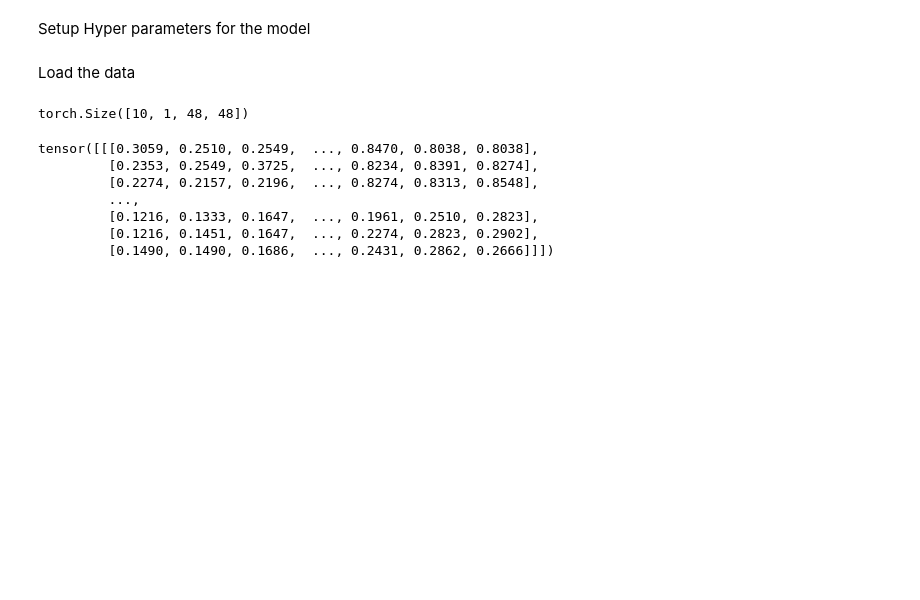
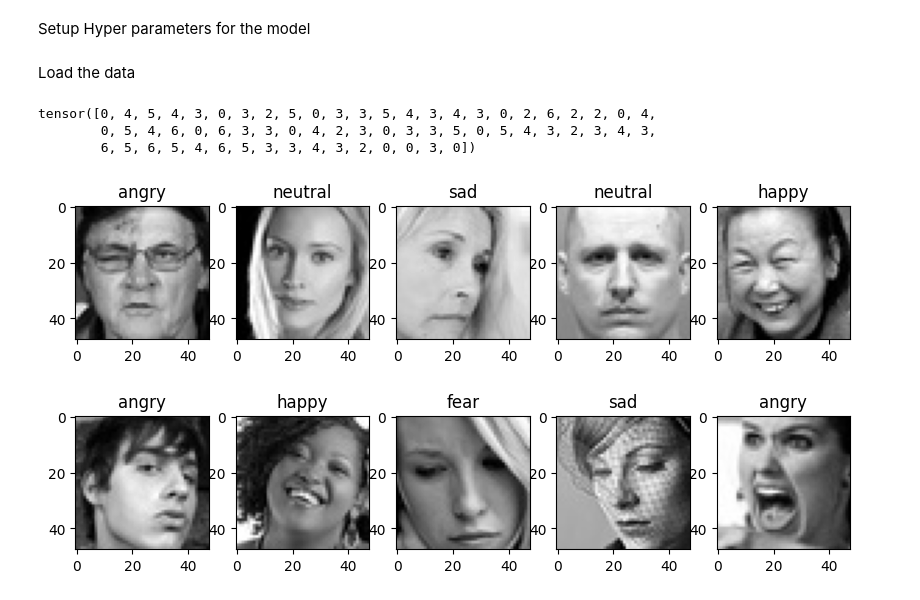
Before and after one commit to SDOsmany/emotion-classifier-baseline-main, a Jupyter notebook: main.ipynb, the cells around one changed output. Drawn from its saved outputs; the diff is of its cells as text; code cells hidden in the pictures; blank space fills up the shorter version.

```diff
--- a/main.ipynb
+++ b/main.ipynb
@@ -22,7 +22,7 @@ Setup Hyper parameters for the model
 # %%
 #Hyperparameters
 num_epochs = 5 # amount of times the model will see the data
-batch_size = 10 # amount of data to be processed at once
+batch_size = 64 # amount of data to be processed at once
 learning_rate = 0.001 # gradient descent step size
 # %% [markdown]
 Load the data
@@ -47,6 +47,7 @@ Load the data
 transform = transforms.Compose(
             [transforms.ToTensor(),
             transforms.Grayscale(num_output_channels=1)])
+labels = ['angry', 'disgust', 'fear', 'happy','neutral', 'sad', 'surprise']
 # %%
 #Load Data
 train_dataset = torchvision.datasets.ImageFolder(root='emotion_dataset/train', transform=transform)
@@ -54,27 +57,30 @@ train_data_loader = DataLoader(train_dataset, batch_size=batch_size, shuffle=Tru
 # %%
-train_data_loader = iter(train_data_loader)
-print(next(train_data_loader)[0].shape)
+images, labels_as_nums = next(iter(train_data_loader))
+print(labels_as_nums)
 # first number in the shape is the batch size
 # second number in the shape is the number of channels
 # third number in the shape is the height of the image
 # fourth number in the shape is the width of the image
 # %% [output]
-torch.Size([10, 1, 48, 48])
+tensor([0, 4, 5, 4, 3, 0, 3, 2, 5, 0, 3, 3, 5, 4, 3, 4, 3, 0, 2, 6, 2, 2, 0, 4,
+        0, 5, 4, 6, 0, 6, 3, 3, 0, 4, 2, 3, 0, 3, 3, 5, 0, 5, 4, 3, 2, 3, 4, 3,
+        6, 5, 6, 5, 4, 6, 5, 3, 3, 4, 3, 2, 0, 0, 3, 0])
 # %%
-for data in train_data_loader:
-    print(data[0][0])
-    break
+
 # the train_data_loader has 2 elements, the first element is the image data and the second element is the labels
 # the image data is a tensor of shape (batch_size, channels, height, width)
 # the labels are a tensor of shape (batch_size)
-# if we do data[0][0] we are getting the first image in the batch
-# if we do data[0] we are getting the whole batch of images
-# if we do data[1] we are getting the whole batch of labels
+# if we do images[0][0] we are getting the first image in the batch
+# if we do images[0] we are getting the whole batch of images
+# if we do images[1] we are getting the whole batch of labels
-# %% [output]
-tensor([[[0.3059, 0.2510, 0.2549,  ..., 0.8470, 0.8038, 0.8038],
-         [0.2353, 0.2549, 0.3725,  ..., 0.8234, 0.8391, 0.8274],
-         [0.2274, 0.2157, 0.2196,  ..., 0.8274, 0.8313, 0.8548],
-         ...,
-         [0.1216, 0.1333, 0.1647,  ..., 0.1961, 0.2510, 0.2823],
-         [0.1216, 0.1451, 0.1647,  ..., 0.2274, 0.2823, 0.2902],
-         [0.1490, 0.1490, 0.1686,  ..., 0.2431, 0.2862, 0.2666]]])
+# %%
+from matplotlib import image as mpimg
+
+subplots = plt.subplots(2, 5, figsize=(10, 5))
+# show the image
+for i in range(10):
+    plt.subplot(2, 5, i+1)
+    plt.imshow(images[i].squeeze(), cmap='gray')
+    plt.title(labels[labels_as_nums[i]])
+# %% [output]
+[figure, added]
```
Also changed, not shown: parts of 7 cells of this notebook, 1 other file.
